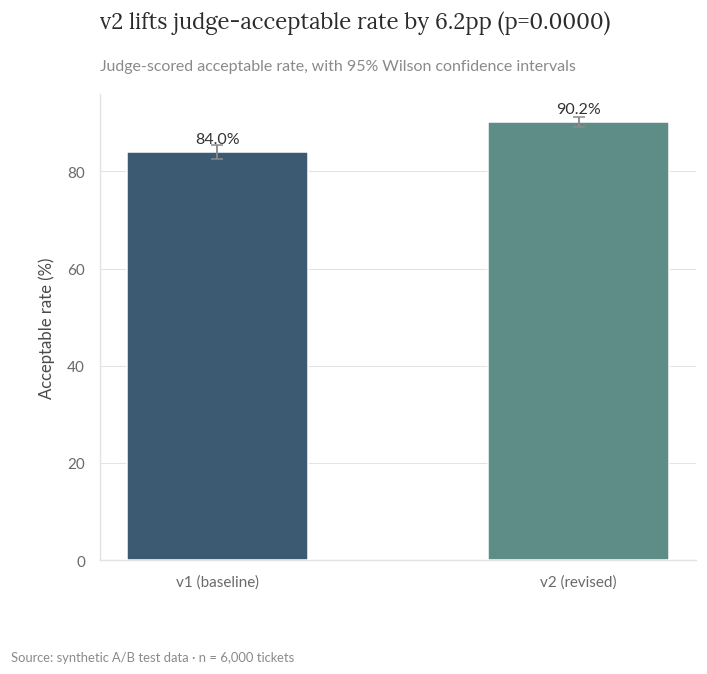
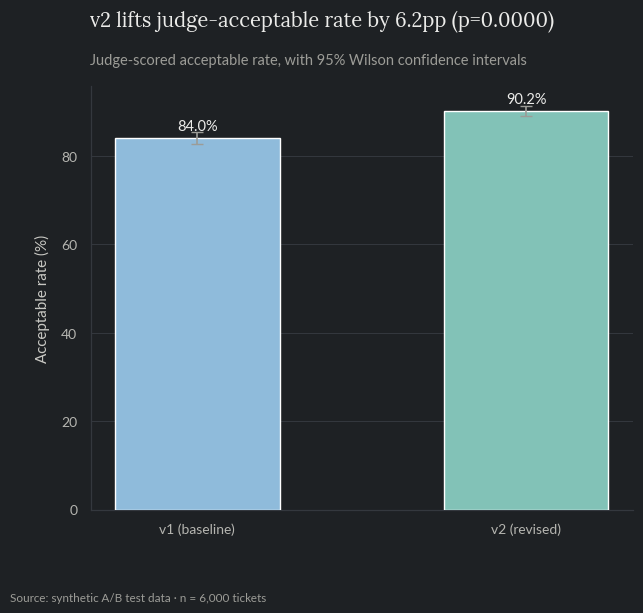
The change to this notebook cell's code, shown as a diff; its figure went from the first image to the second:
--- before
+++ after
@@ -6,5 +6,5 @@
        error_kw={"ecolor": GREY, "elinewidth": 1.2, "capsize": 4})
 for i, v in enumerate(rates):
-    ax.text(i, v + max(errs) + 0.5, f"{v:.1f}%", ha="center", fontsize=10.5, color="#333")
+    ax.text(i, v + max(errs) + 0.5, f"{v:.1f}%", ha="center", fontsize=10.5, color=INK)
 style_ax(ax, title=f"v2 lifts judge-acceptable rate by {lift_abs*100:.1f}pp (p={p_value:.4f})",
          subtitle="Judge-scored acceptable rate, with 95% Wilson confidence intervals", ylabel="Acceptable rate (%)")

Commit: Dark-theme all chart figures, notebooks, and landing-page thumbnails